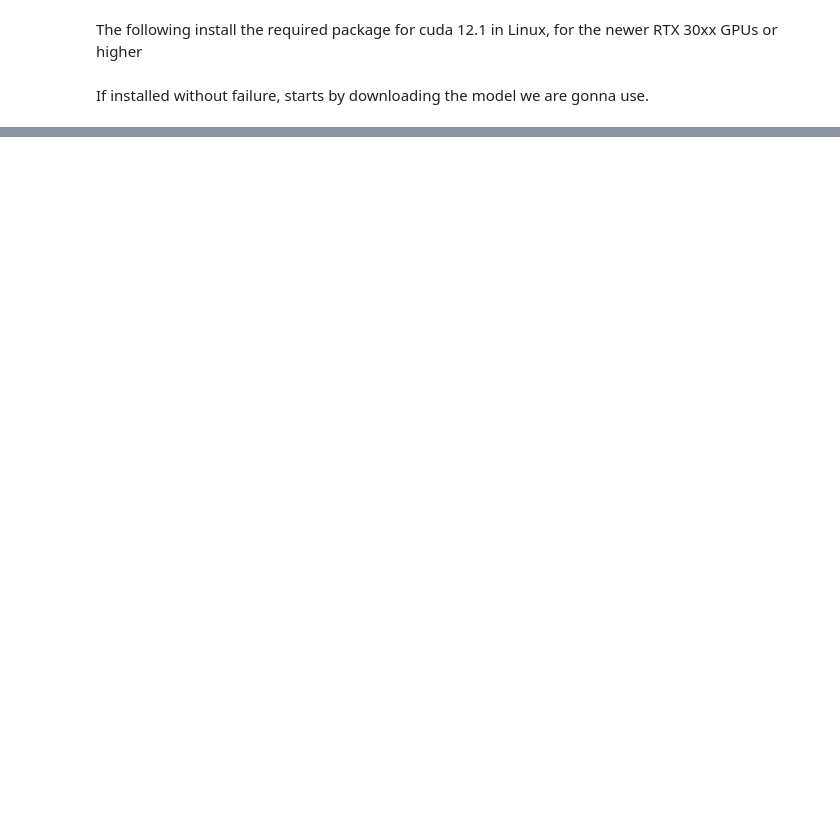
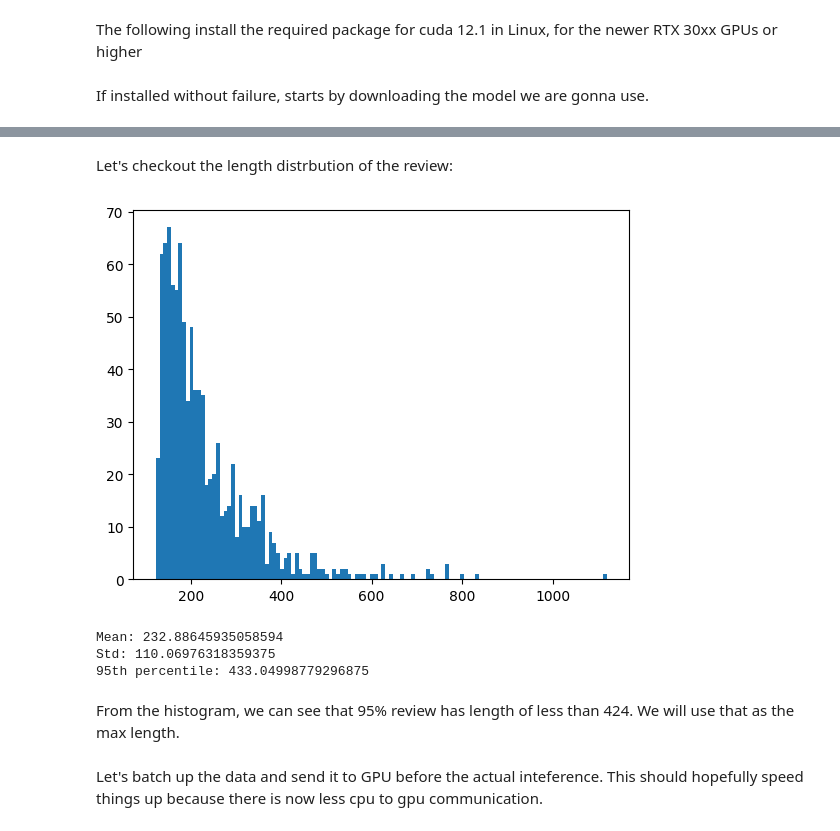
Before and after one commit to Decycle/RestaurantReviews, a Jupyter notebook: models/decoder_inference.ipynb, the cells around one changed output, grey strips where cells are left out. Cells and saved outputs as stored; diff of their text form; code cells hidden in the pictures; blank space fills up the shorter version.

```diff
--- a/models/decoder_inference.ipynb
+++ b/models/decoder_inference.ipynb
@@ -24,20 +53,0 @@ model, tokenizer = FastLanguageModel.from_pretrained(
-# %%
-import torch
-
-messages = [
-    {"role": "system", "content": "You are a helpful assistant"},
-    {"role": "user", "content": "Rate the following restaurant in the category of ??? from 1 to 5 where 1 means ##### and 5 means ######."},
-]
-
-input_ids = tokenizer.apply_chat_template(
-    messages,
-    add_generation_prompt = True,
-    return_tensors="pt"
-).to(model.device)
-
-rating_ids = []
-for score in [1,2,3,4,5]:
-    rating_ids.append(tokenizer.encode(score))
-
-with torch.no_grad():
-    output = model(input_ids=input_ids)[-1]
@@ -43,0 +60,6 @@ with torch.no_grad():
+# %%
+# Sample Dataset for Testing
+from datasets import load_dataset, VerificationMode
+
+dataset = load_dataset("mrcaelumn/yelp_restaurant_review_labelled", data_files={'test':'data/test-00000-of-00002-9007d2596358349d.parquet'}, split=f'test[:{DATASET_SIZE}]', verification_mode=VerificationMode.NO_CHECKS)
+dataset.set_format(type="torch")
@@ -43,0 +102,32 @@ with torch.no_grad():
+# %% [markdown]
+Let's checkout the length distrbution of the review:
+# %%
+from matplotlib import pyplot as plt
+tokens = tokenizer(
+    dataset['ATOMSPHERE'],
+    return_tensors="pt",
+    padding=True
+)
+
+input_ids = tokens.input_ids
+attention_mask = tokens.attention_mask
+
+token_lengths = torch.sum(attention_mask, dim=-1)
+
+# Plot the distribution of token lengths
+plt.hist(token_lengths, bins=120)
+plt.show()
+# %% [output]
+[figure, added]
+# %%
+token_lengths = token_lengths.to(torch.float32)
+
+print(f"Mean: {torch.mean(token_lengths).item()}")
+print(f"Std: {torch.std(token_lengths).item()}")
+print(f"95th percentile: {torch.quantile(token_lengths, 0.95).item()}")
+# %% [output]
+Mean: 232.88645935058594
+Std: 110.06976318359375
+95th percentile: 433.04998779296875
+# %% [markdown]
+From the histogram, we can see that 95% review has length of less than 424. We will use that as the max length.
@@ -43,0 +139,2 @@ with torch.no_grad():
+# %% [markdown]
+Let's batch up the data and send it to GPU before the actual inteference. This should hopefully speed things up because there is now less cpu to gpu communication.
```
Also changed, not shown: parts of 20 cells of this notebook.
